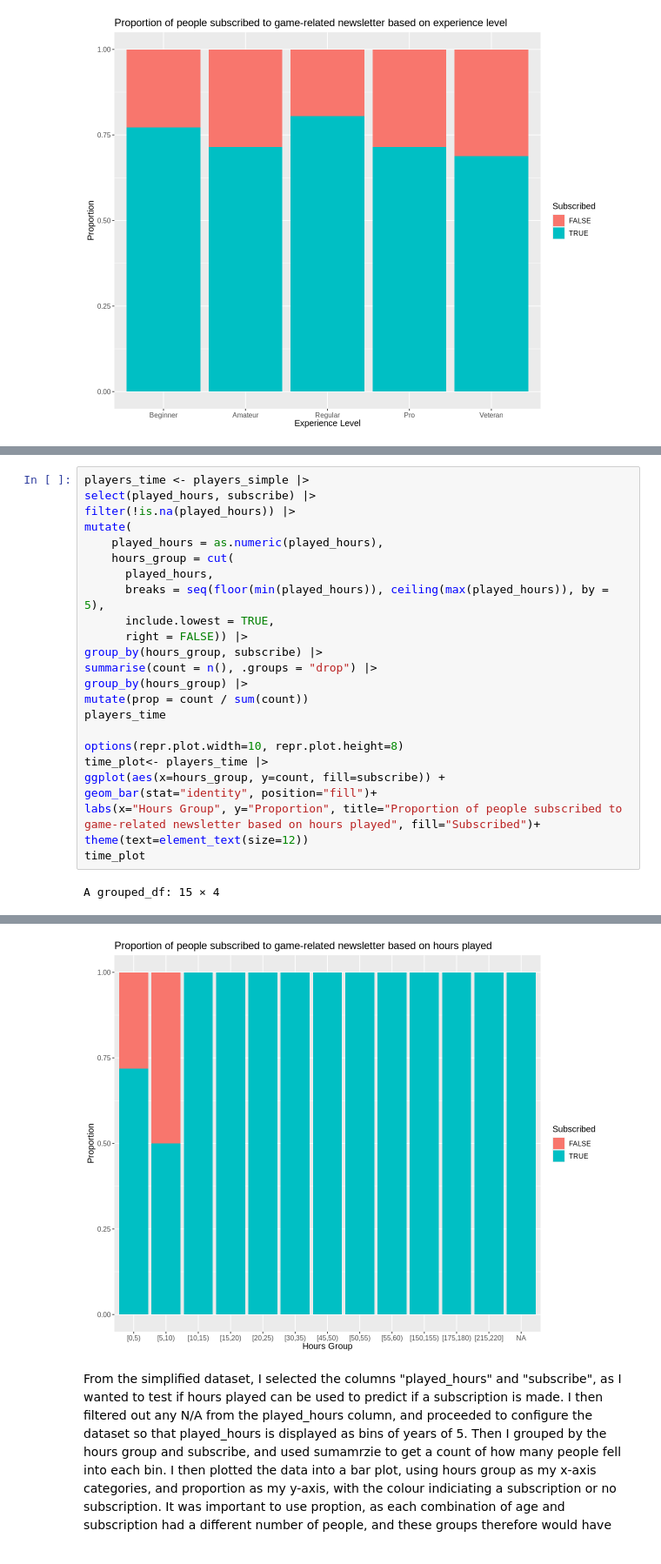
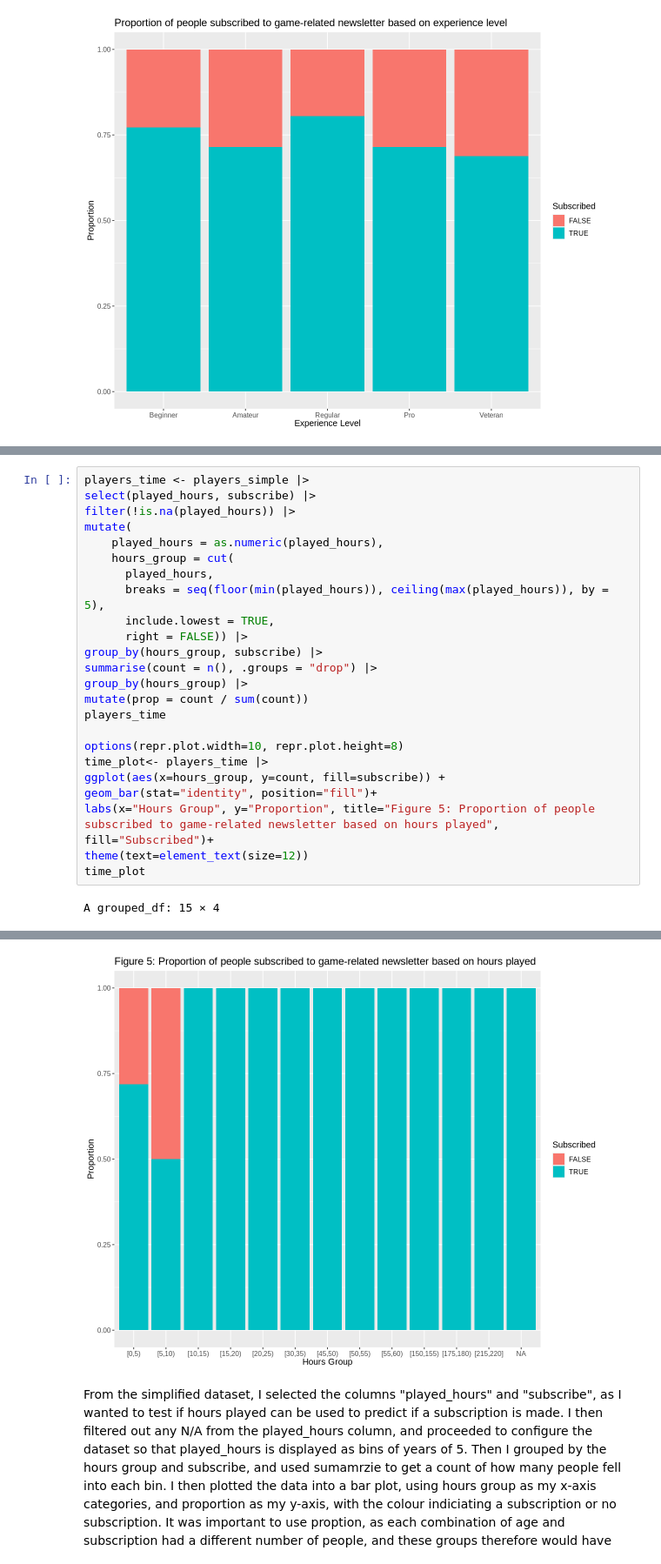
Before and after one commit to aposton2312/dsci100projecty, a Jupyter notebook: project.ipynb, the cells around one changed output, grey strips where cells are left out. Shown at 87% size. Saved outputs shown, nothing was run; the diff lists cells and outputs as text.

```diff
--- a/project.ipynb
+++ b/project.ipynb
@@ -273,34 +273,34 @@ group_by(hours_group, subscribe) |>
 summarise(count = n(), .groups = "drop") |>
 group_by(hours_group) |>
 mutate(prop = count / sum(count))
 players_time
 
 options(repr.plot.width=10, repr.plot.height=8)
 time_plot<- players_time |>
 ggplot(aes(x=hours_group, y=count, fill=subscribe)) +
 geom_bar(stat="identity", position="fill")+
-labs(x="Hours Group", y="Proportion", title="Proportion of people subscribed to game-related newsletter based on hours played", fill="Subscribed")+
+labs(x="Hours Group", y="Proportion", title="Figure 5: Proportion of people subscribed to game-related newsletter based on hours played", fill="Subscribed")+
 theme(text=element_text(size=12))
 time_plot
 # %% [output]
 A grouped_df: 15 × 4
 | hours_group | subscribe | count | prop |
 | <fct> | <lgl> | <int> | <dbl> |
 | [0,5) | FALSE | 51 | 0.281768 |
 | [0,5) | TRUE | 130 | 0.718232 |
 | [5,10) | FALSE | 1 | 0.500000 |
 | [5,10) | TRUE | 1 | 0.500000 |
 | [10,15) | TRUE | 1 | 1.000000 |
 | [15,20) | TRUE | 2 | 1.000000 |
 | [20,25) | TRUE | 1 | 1.000000 |
 | [30,35) | TRUE | 2 | 1.000000 |
 | [45,50) | TRUE | 1 | 1.000000 |
 | [50,55) | TRUE | 1 | 1.000000 |
 | [55,60) | TRUE | 1 | 1.000000 |
 | [150,155) | TRUE | 1 | 1.000000 |
 | [175,180) | TRUE | 1 | 1.000000 |
 | [215,220] | TRUE | 1 | 1.000000 |
 | NA | TRUE | 1 | 1.000000 |
-[figure, old version]
+[figure, new version]
 # %% [markdown]
 From the simplified dataset, I selected the columns "played_hours" and "subscribe", as I wanted to test if hours played can be used to predict if a subscription is made. I then filtered out any N/A from the played_hours column, and proceeded to configure the dataset so that played_hours is displayed as bins of years of 5.  Then I grouped by the hours group and subscribe, and used sumamrzie to get a count of how many people fell into each bin. I then plotted the data into a bar plot, using hours group as my x-axis categories, and proportion as my y-axis, with the colour indiciating a subscription or no subscription. It was important to use proption, as each combination of age and subscription had a different number of people, and these groups therefore would have been unfair to compare by count, and count would not have given any valuable insights. By looking at the graph, the number of players who play between 0 and 5 hours far exceeds the amount that play any another amount of time.  Therefore, due to big inconsistencies in sampling size, specifically the very small sampling size for any time above 5 hours, we cannot draw any conclusions from this graph regarding the connection between hours playing and subscriptions.
```
Also changed, not shown: parts of 6 cells of this notebook.
